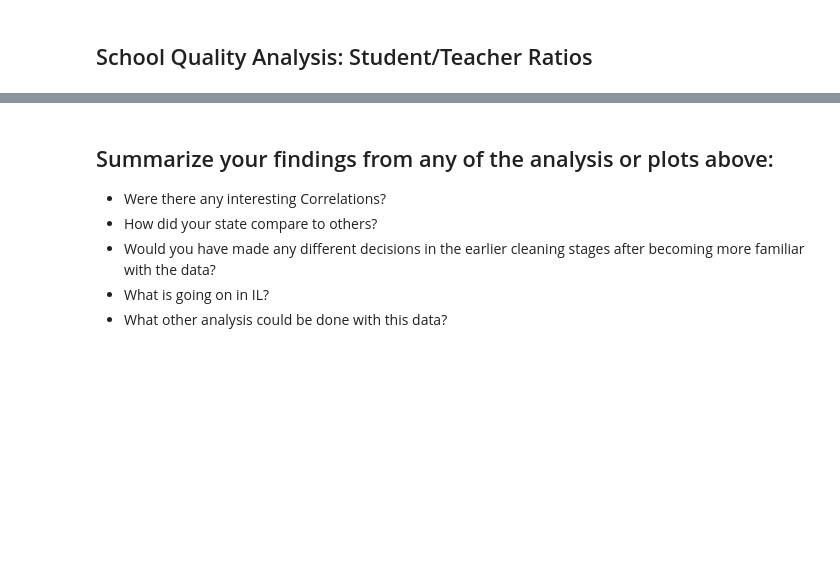
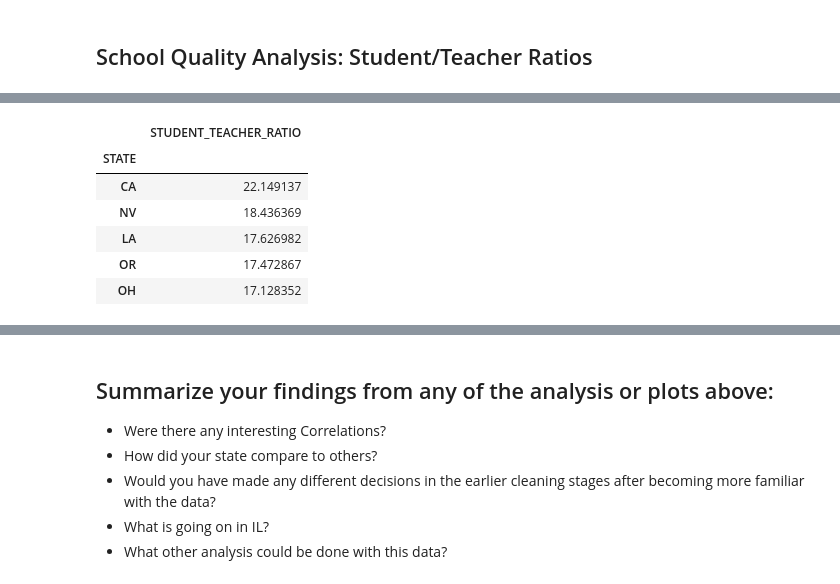
Before and after one commit to cold-quix/school-analysis, a Jupyter notebook: public_school_analysis.ipynb, the cells around one changed output, grey strips where cells are left out. Saved outputs shown, nothing was run; the diff lists cells and outputs as text; code cells hidden in the pictures; blank space fills up the shorter version.

```diff
--- a/public_school_analysis.ipynb
+++ b/public_school_analysis.ipynb
@@ -363,5 +380,14 @@ Name: STUDENT_TEACHER_RATIO, dtype: float64
 # Plot a boxplot of the Student/Teacher Ratios
 # %%
 # List or Plot the Highest 5 states
+temp_ratio.sort_values("STUDENT_TEACHER_RATIO", ascending=False).head(5)
+# %% [output]
+|  | STUDENT_TEACHER_RATIO |
+| STATE |  |
+| CA | 22.149137 |
+| NV | 18.436369 |
+| LA | 17.626982 |
+| OR | 17.472867 |
+| OH | 17.128352 |
 # %%
 # List or plot the lowest 5
```
Also changed, not shown: parts of 5 cells of this notebook.
